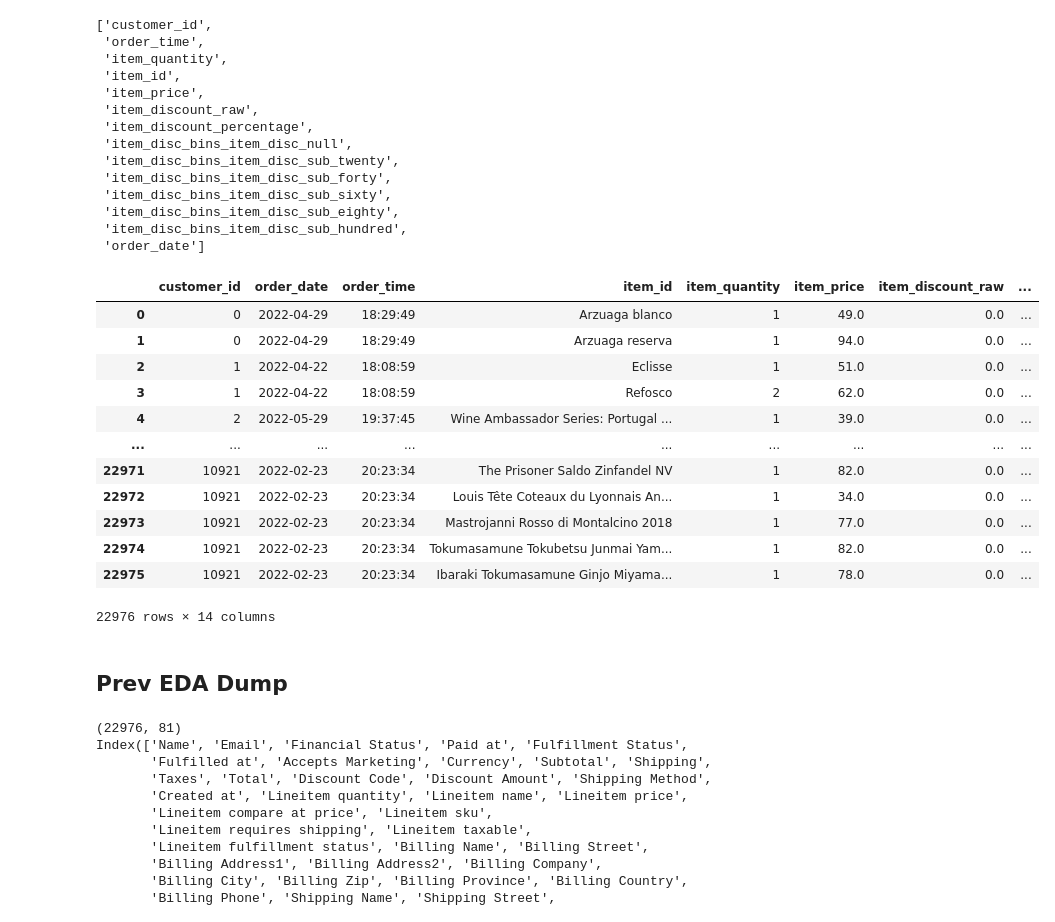
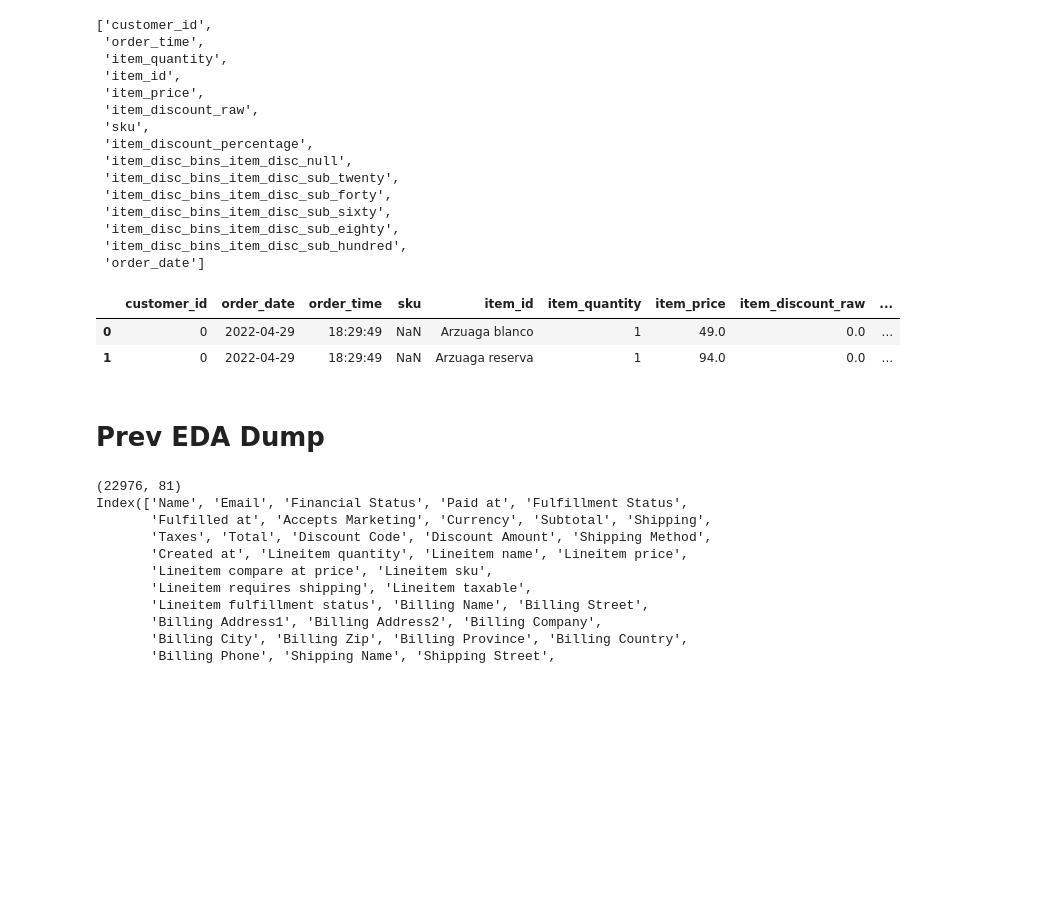
Before and after one commit to kevanoktavio/CloudWine_DemandPrediction, a Jupyter notebook: development/notebooks/eda_and_stuff.ipynb, the cells around one changed output. Drawn from its saved outputs; the diff is of its cells as text; code cells hidden in the pictures; blank space fills up the shorter version.

Commit message:
add sku to cleaned orders

```diff
--- a/development/notebooks/eda_and_stuff.ipynb
+++ b/development/notebooks/eda_and_stuff.ipynb
@@ -16,4 +16,4 @@ raw = pd.read_excel('../datasets/anonymised_orders_original.xlsx')
 # %%
 raw_dropna = raw.dropna(axis=1)
-raw_dropna
+raw_dropna['sku'] = raw['Lineitem sku']
 # %% [output]
@@ -229,6 +196,7 @@ cols
  'item_id',
  'item_price',
  'item_discount_raw',
+ 'sku',
  'item_discount_percentage',
  'item_disc_bins_item_disc_null',
  'item_disc_bins_item_disc_sub_twenty',
@@ -242,6 +210,7 @@ final = processed[
     ['customer_id',
      'order_date',
      'order_time',
+     'sku',
      'item_id',
      'item_quantity',
      'item_price',
@@ -255,25 +224,15 @@ final = processed[
      'item_disc_bins_item_disc_sub_hundred']
 ]
 # %%
-final
+final.head(2)
 # %% [output]
-|  | customer_id | order_date | order_time | item_id | item_quantity | item_price | item_discount_raw | ... |
-| 0 | 0 | 2022-04-29 | 18:29:49 | Arzuaga blanco | 1 | 49.0 | 0.0 | ... |
-| 1 | 0 | 2022-04-29 | 18:29:49 | Arzuaga reserva | 1 | 94.0 | 0.0 | ... |
-| 2 | 1 | 2022-04-22 | 18:08:59 | Eclisse | 1 | 51.0 | 0.0 | ... |
-| 3 | 1 | 2022-04-22 | 18:08:59 | Refosco | 2 | 62.0 | 0.0 | ... |
-| 4 | 2 | 2022-05-29 | 19:37:45 | Wine Ambassador Series: Portugal ... | 1 | 39.0 | 0.0 | ... |
-| ... | ... | ... | ... | ... | ... | ... | ... | ... |
-| 22971 | 10921 | 2022-02-23 | 20:23:34 | The Prisoner Saldo Zinfandel NV | 1 | 82.0 | 0.0 | ... |
-| 22972 | 10921 | 2022-02-23 | 20:23:34 | Louis Tête Coteaux du Lyonnais An... | 1 | 34.0 | 0.0 | ... |
-| 22973 | 10921 | 2022-02-23 | 20:23:34 | Mastrojanni Rosso di Montalcino 2018 | 1 | 77.0 | 0.0 | ... |
-| 22974 | 10921 | 2022-02-23 | 20:23:34 | Tokumasamune Tokubetsu Junmai Yam... | 1 | 82.0 | 0.0 | ... |
-| 22975 | 10921 | 2022-02-23 | 20:23:34 | Ibaraki Tokumasamune Ginjo Miyama... | 1 | 78.0 | 0.0 | ... |
+|  | customer_id | order_date | order_time | sku | item_id | item_quantity | item_price | item_discount_raw | ... |
+| 0 | 0 | 2022-04-29 | 18:29:49 | NaN | Arzuaga blanco | 1 | 49.0 | 0.0 | ... |
+| 1 | 0 | 2022-04-29 | 18:29:49 | NaN | Arzuaga reserva | 1 | 94.0 | 0.0 | ... |
-22976 rows × 14 columns
 # %%
 final.to_csv("../datasets/cleaned_orders.csv", index=False)
 # %% [markdown]
-## Prev EDA Dump
+# Prev EDA Dump
 # %%
 raw = pd.read_excel('Anonymised Orders.xlsx')
 print(raw.shape)
```
Also changed, not shown: parts of 9 cells of this notebook, 2 other files.
